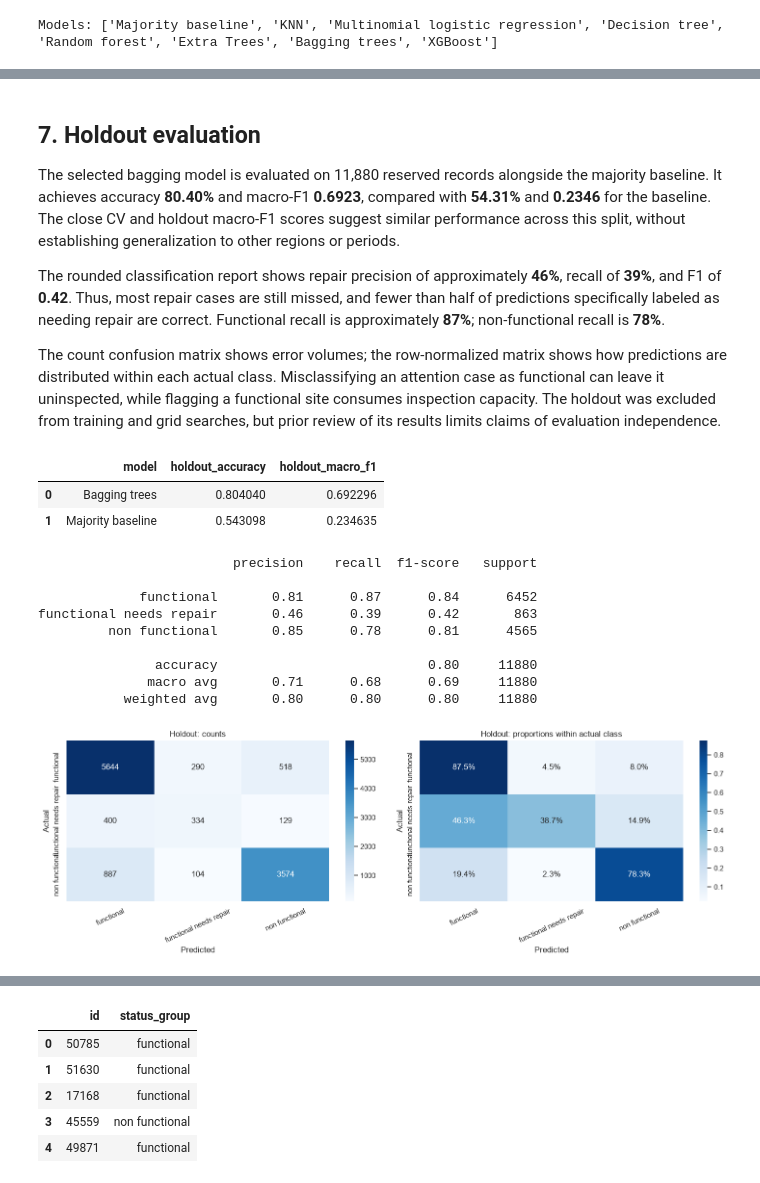
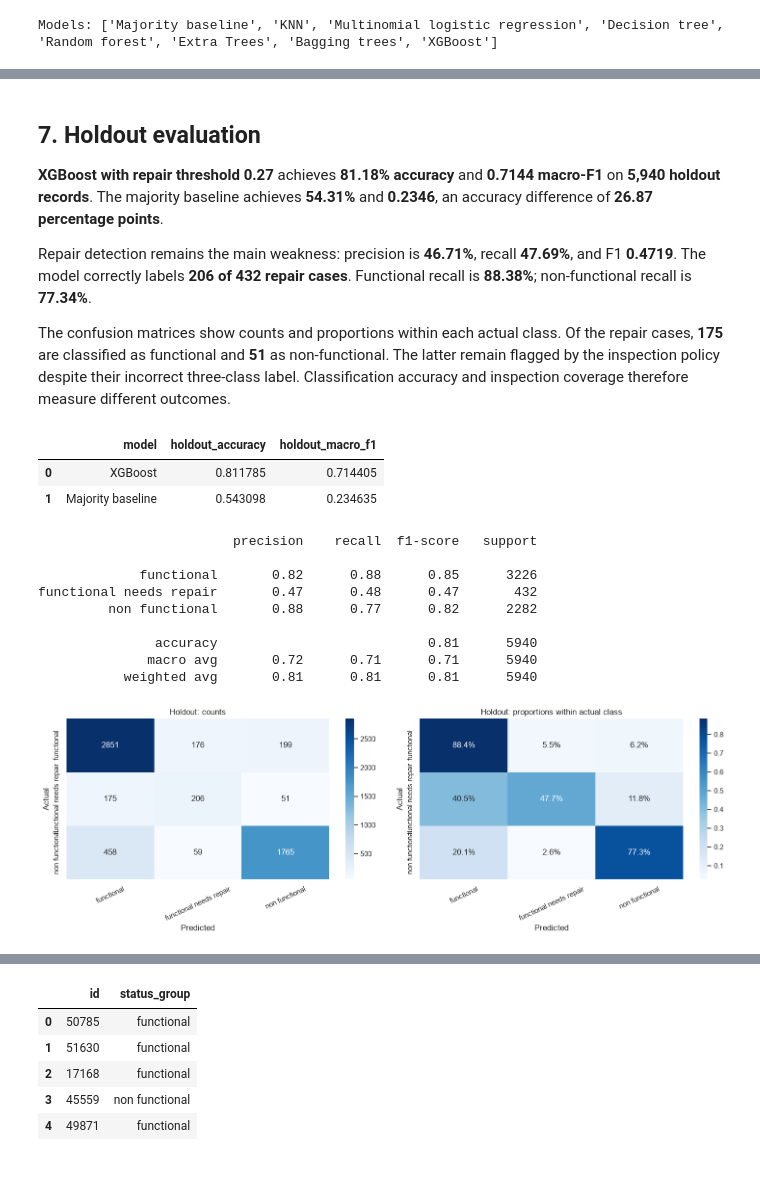
Before and after one commit to Mayedyr/pump-it-up-water-pumps, a Jupyter notebook: notebooks/project.ipynb, the cells around one changed output, grey strips where cells are left out. Cells and saved outputs as stored; diff of their text form; code cells hidden in the pictures.

```diff
--- a/notebooks/project.ipynb
+++ b/notebooks/project.ipynb
@@ -169,9 +191,10 @@ A random split measures performance among similarly sampled records. It does not
 # %%
-# Stratification preserves class proportions in both sets.
-# Use development data for all feature and model decisions.
+invalidate_selection()
+
+# Reserve a stratified holdout before exploration and model selection.
 
 X_dev, X_holdout, y_dev, y_holdout = train_test_split(
-    X, y, test_size=0.20, stratify=y, random_state=SEED
+    X, y, test_size=0.10, stratify=y, random_state=SEED
 )
 
 eda = X_dev.copy()
@@ -813,7 +899,4 @@ display(
 # %%
-# Accuracy, macro-F1, and repair recall answer different questions.
-# Fold standard deviations are variability measures, not confidence intervals.
-
 fig, axes = plt.subplots(1, 3, figsize=(19, 6))
 
 metrics = [
@@ -829,7 +912,7 @@ for ax, (metric, title) in zip(axes, metrics):
         y="model",
         order=results["model"].tolist(),
         color="steelblue",
-        seed=SEED,
+        errorbar=None,
         ax=ax,
     )
 
@@ -852,32 +1163,22 @@ The majority baseline has macro-F1 **0.2346**, accuracy **54.31%**, and zero rep
 # %% [markdown]
 ## 7. Holdout evaluation
 
-The selected bagging model is evaluated on 11,880 reserved records alongside the majority baseline. It achieves accuracy **80.40%** and macro-F1 **0.6923**, compared with **54.31%** and **0.2346** for the baseline. The close CV and holdout macro-F1 scores suggest similar performance across this split, without establishing generalization to other regions or periods.
+**XGBoost with repair threshold 0.27** achieves **81.18% accuracy** and **0.7144 macro-F1** on **5,940 holdout records**. The majority baseline achieves **54.31%** and **0.2346**, an accuracy difference of **26.87 percentage points**.
 
-The rounded classification report shows repair precision of approximately **46%**, recall of **39%**, and F1 of **0.42**. Thus, most repair cases are still missed, and fewer than half of predictions specifically labeled as needing repair are correct. Functional recall is approximately **87%**; non-functional recall is **78%**.
+Repair detection remains the main weakness: precision is **46.71%**, recall **47.69%**, and F1 **0.4719**. The model correctly labels **206 of 432 repair cases**. Functional recall is **88.38%**; non-functional recall is **77.34%**.
 
-The count confusion matrix shows error volumes; the row-normalized matrix shows how predictions are distributed within each actual class. Misclassifying an attention case as functional can leave it uninspected, while flagging a functional site consumes inspection capacity. The holdout was excluded from training and grid searches, but prior review of its results limits claims of evaluation independence.
+The confusion matrices show counts and proportions within each actual class. Of the repair cases, **175** are classified as functional and **51** as non-functional. The latter remain flagged by the inspection policy despite their incorrect three-class label. Classification accuracy and inspection coverage therefore measure different outcomes.
 # %%
-# Holdout results are reported only after model selection.
-
-
-def predict_in_batches(model, frame, batch_size=500):
-    predictions = []
-
-    for start in range(0, len(frame), batch_size):
-        batch = frame.iloc[start : start + batch_size]
-        predictions.append(model.predict(batch))
-
-    return np.concatenate(predictions).astype(int)
-
+# Evaluate the frozen model and decision rule after development-only selection.
 
 holdout_evaluated = False
+evaluated_signature = None
 
 if QUICK_RUN or not RUN_FINAL_EVALUATION:
     print("Holdout evaluation is not included in this run.")
 else:
-    if not X_fit.index.equals(X_dev_clean.index) or not y_fit.index.equals(y_dev.index):
-        raise RuntimeError("Rerun model selection on the full development set.")
+    if not search_ready or "winner" not in globals() or search_from_quick_run:
+        raise RuntimeError("Complete full-data model and threshold selection first.")
 
     holdout_pred = predict_in_batches(winner, X_holdout_clean)
 
@@ -887,18 +1188,18 @@ else:
         baseline_pred = predict_in_batches(baseline, X_holdout_clean)
         comparisons.append(("Majority baseline", baseline_pred))
 
-    final_rows = []
-
-    for name, prediction in comparisons:
-        final_rows.append(
+    final_scores = pd.DataFrame(
+        [
             {
                 "model": name,
                 "holdout_accuracy": accuracy_score(y_holdout, prediction),
-                "holdout_macro_f1": f1_score(y_holdout, prediction, average="macro"),
+                "holdout_macro_f1": f1_score(
+                    y_holdout, prediction, average="macro", zero_division=0
+                ),
             }
-        )
-
-    final_scores = pd.DataFrame(final_rows)
+            for name, prediction in comparisons
+        ]
+    )
     display(final_scores)
     final_scores.to_csv(OUTPUT_DIR / "holdout_scores.csv", index=False)
 
@@ -918,41 +1219,42 @@ else:
         (axes[0], None, "Holdout: counts", "d"),
         (axes[1], "true", "Holdout: proportions within actual class", ".1%"),
     ]:
         matrix = confusion_matrix(
             y_holdout, holdout_pred, labels=[0, 1, 2], normalize=normalization
         )
 
         sns.heatmap(
             matrix,
             annot=True,
             fmt=number_format,
             cmap="Blues",
             xticklabels=CLASS_NAMES,
             yticklabels=CLASS_NAMES,
             ax=ax,
         )
 
         ax.set(title=title, xlabel="Predicted", ylabel="Actual")
         ax.tick_params(axis="x", rotation=25)
 
     plt.tight_layout()
     plt.show()
 
+    evaluated_signature = current_selection_signature()
     holdout_evaluated = True
 # %% [output]
 |  | model | holdout_accuracy | holdout_macro_f1 |
-| 0 | Bagging trees | 0.804040 | 0.692296 |
+| 0 | XGBoost | 0.811785 | 0.714405 |
 | 1 | Majority baseline | 0.543098 | 0.234635 |
                          precision    recall  f1-score   support
 
-             functional       0.81      0.87      0.84      6452
-functional needs repair       0.46      0.39      0.42       863
-         non functional       0.85      0.78      0.81      4565
+             functional       0.82      0.88      0.85      3226
+functional needs repair       0.47      0.48      0.47       432
+         non functional       0.88      0.77      0.82      2282
 
-               accuracy                           0.80     11880
-              macro avg       0.71      0.68      0.69     11880
-           weighted avg       0.80      0.80      0.80     11880
+               accuracy                           0.81      5940
+              macro avg       0.72      0.71      0.71      5940
+           weighted avg       0.81      0.81      0.81      5940
-[figure, old version]
+[figure, new version]
 # %% [markdown]
 ## 8. Illustrative inspection policy
 
```
Also changed, not shown: parts of 41 cells of this notebook.
